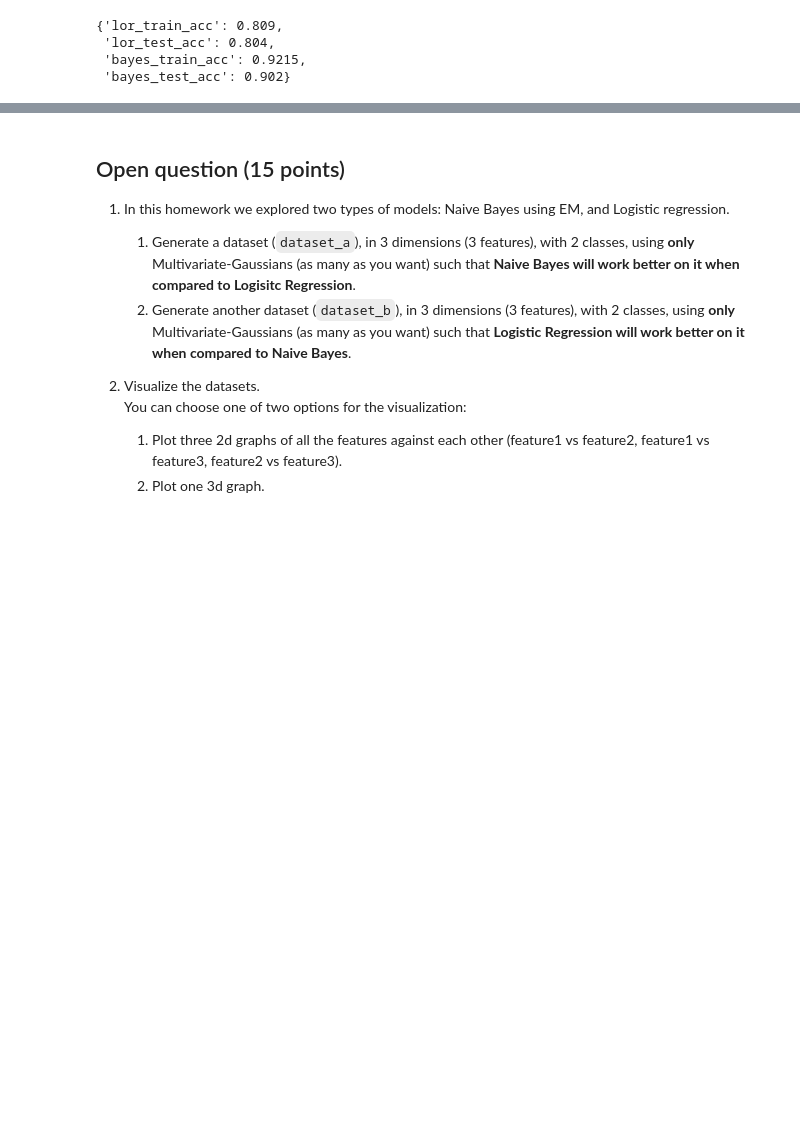
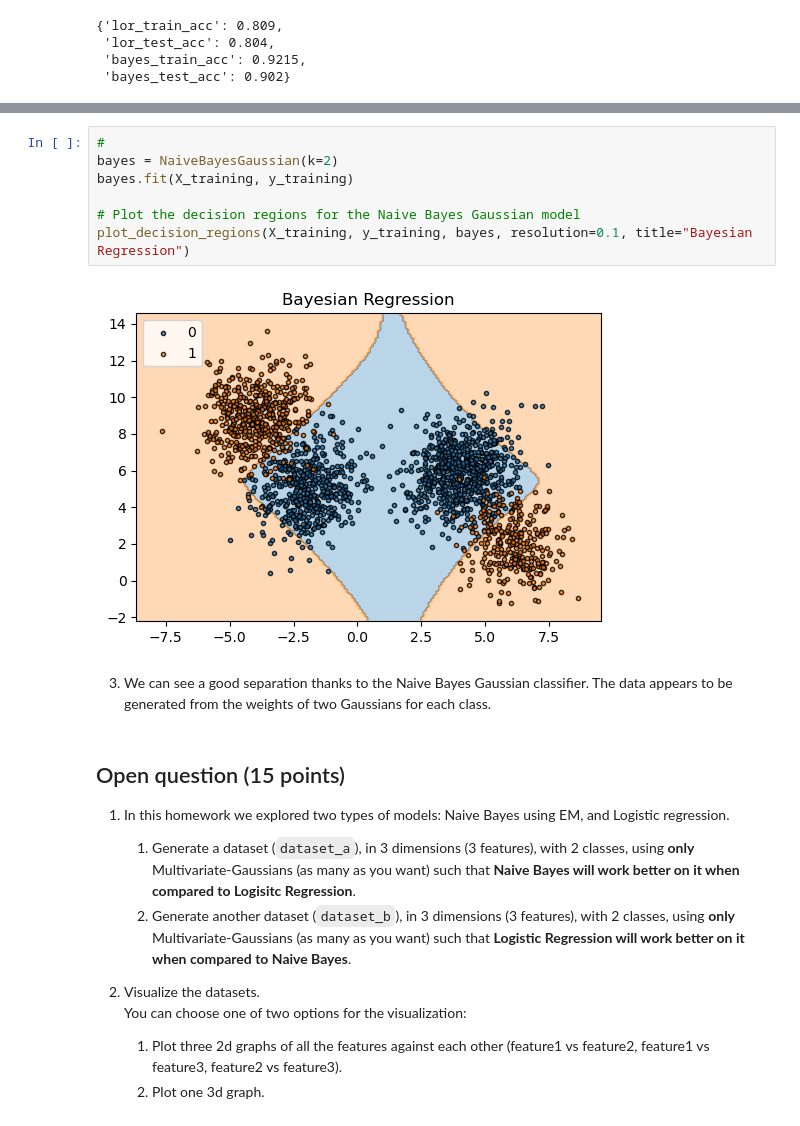
Before and after one commit to roybh1/machine-learning-for-data-idc, a Jupyter notebook: hw4/hw4.ipynb, the cells around one changed output, grey strips where cells are left out. Cells and saved outputs as stored; diff of their text form; blank space fills up the shorter version.

```diff
--- a/hw4/hw4.ipynb
+++ b/hw4/hw4.ipynb
@@ -496,3 +548,14 @@ model_evaluation(X_training, y_training, X_test, y_test, 2, best_eta, best_eps)
+# %%
+#
+bayes = NaiveBayesGaussian(k=2)
+bayes.fit(X_training, y_training)
+
+# Plot the decision regions for the Naive Bayes Gaussian model
+plot_decision_regions(X_training, y_training, bayes, resolution=0.1, title="Bayesian Regression")
+# %% [output]
+[figure, added]
+# %% [markdown]
+3. We can see a good separation thanks to the Naive Bayes Gaussian classifier. The data appears to be generated from the weights of two Gaussians for each class.
 # %% [markdown]
 ## Open question (15 points)
 1. In this homework we explored two types of models: Naive Bayes using EM, and Logistic regression.
```
Also changed, not shown: parts of 11 cells of this notebook.
